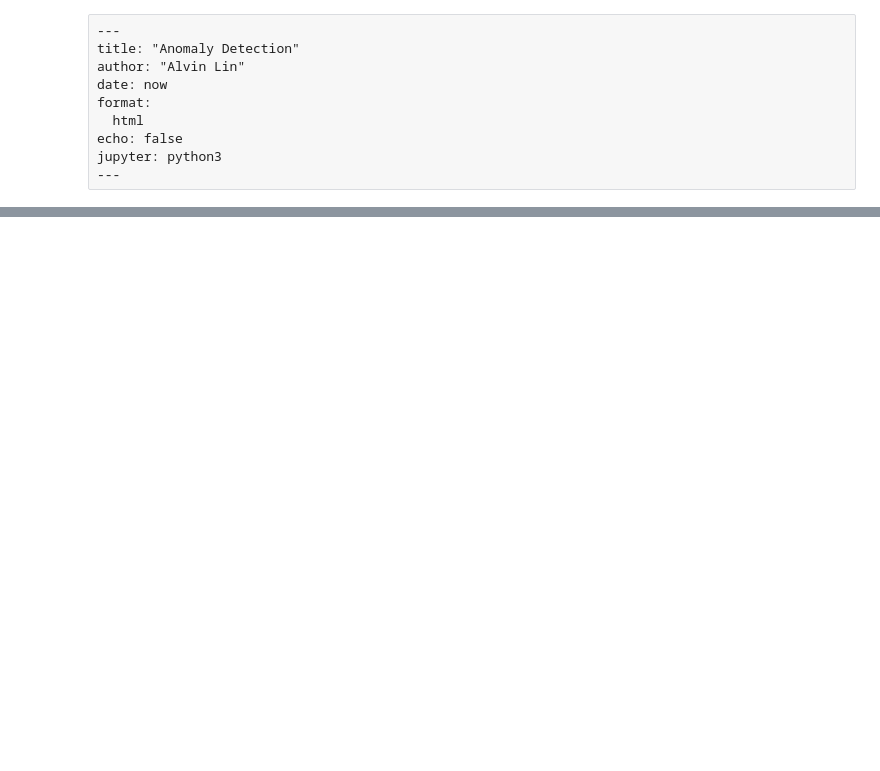
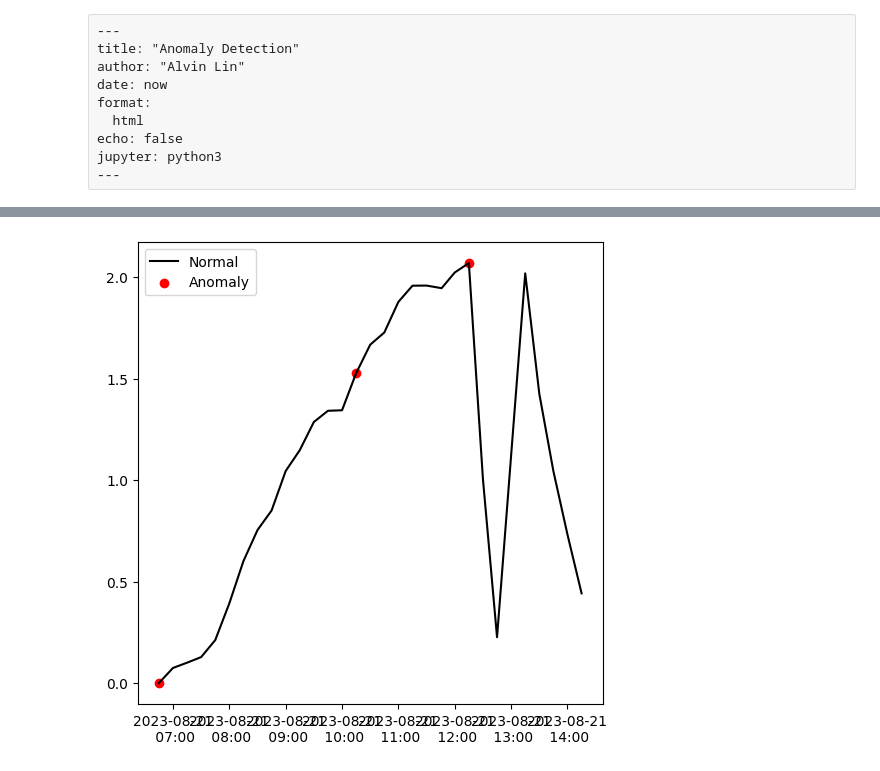
Before and after one commit to alvinlin0824/ADC-US-RES-23234, a Jupyter notebook: Anomaly-Detection.ipynb, the cells around one changed output, grey strips where cells are left out. Cells and saved outputs as stored; diff of their text form; code cells hidden in the pictures; blank space fills up the shorter version.

```diff
--- a/Anomaly-Detection.ipynb
+++ b/Anomaly-Detection.ipynb
@@ -46,10 +50,13 @@ model.fit(data)
 # %%
 anomaly_data = pd.concat([randox, pd.DataFrame(model.predict(data),columns = ["Anomaly"], index = randox.index)],axis = 1)
-fig, ax = plt.subplots(figsize=(15,15))
+fig, ax = plt.subplots(figsize=(6,6))
 
 a = anomaly_data.loc[anomaly_data["Anomaly"] == -1, ["KRSEQ01"]]
 
 ax.plot(anomaly_data.index, anomaly_data["KRSEQ01"], color='black', label = 'Normal')
 ax.scatter(a.index,a["KRSEQ01"], color='red', label = 'Anomaly')
 plt.legend()
+ax.xaxis.set_major_formatter(DateFormatter("%Y-%m-%d\n %H:%M"))
 plt.show()
+# %% [output]
+[figure, added]
```
Also changed, not shown: parts of 2 cells of this notebook, 2 other files.
